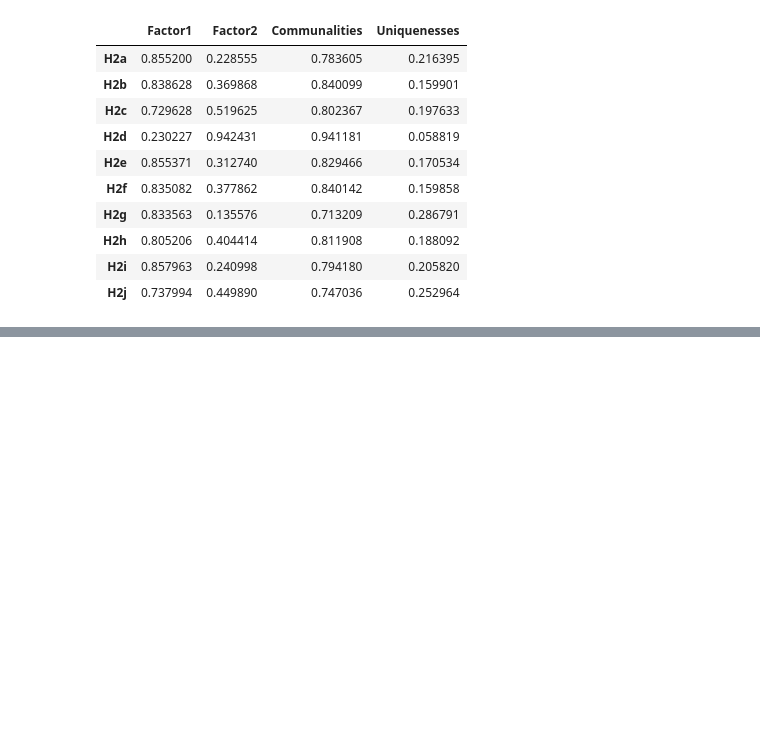
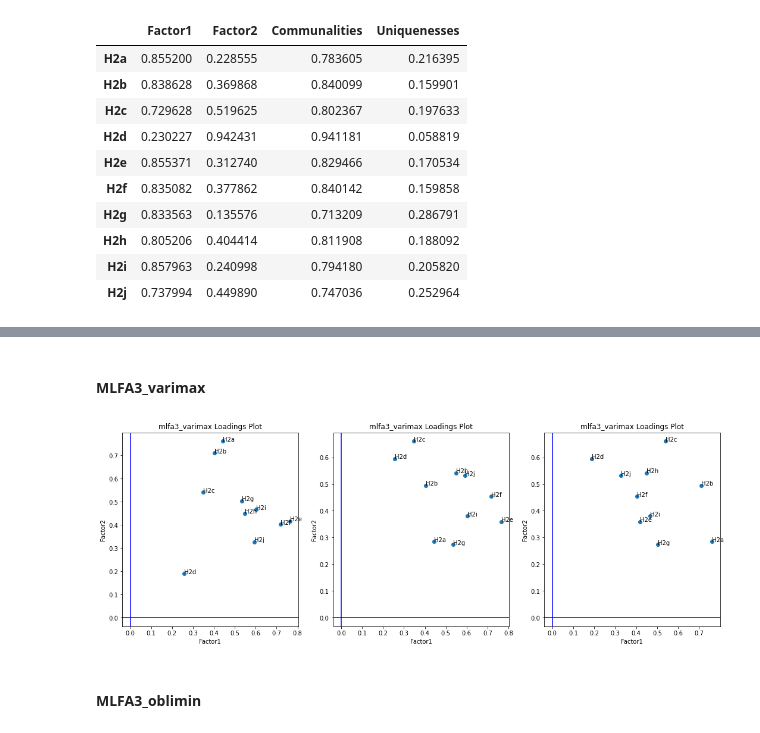
Before and after one commit to lihanwen1017769643/stat4799, a Jupyter notebook: py/4_FA.ipynb, the cells around one changed output, grey strips where cells are left out. Drawn from its saved outputs; the diff is of its cells as text; code cells hidden in the pictures; blank space fills up the shorter version.

```diff
--- a/py/4_FA.ipynb
+++ b/py/4_FA.ipynb
@@ -217,0 +265,14 @@ loadings_plot(ml_result[5][["Factor1", "Factor2"]], f"{ml_label[5]} Loadings Plo
+# %% [markdown]
+#### MLFA3_varimax
+# %%
+fig, (ax1, ax2, ax3) = plt.subplots(
+    ncols=3, figsize=(18, 6)
+)
+loadings_plot(ml_result[7][["Factor1", "Factor2"]], f"{ml_label[7]} Loadings Plot", ax1)
+loadings_plot(ml_result[7][["Factor1", "Factor3"]], f"{ml_label[7]} Loadings Plot", ax2)
+loadings_plot(ml_result[7][["Factor2", "Factor3"]], f"{ml_label[7]} Loadings Plot", ax3)
+fig.savefig("../fig/fa_mlfa3_varimax_loadings.png")
+# %% [output]
+[figure, added]
+# %% [markdown]
+#### MLFA3_oblimin
```
Also changed, not shown: parts of 18 cells of this notebook.
